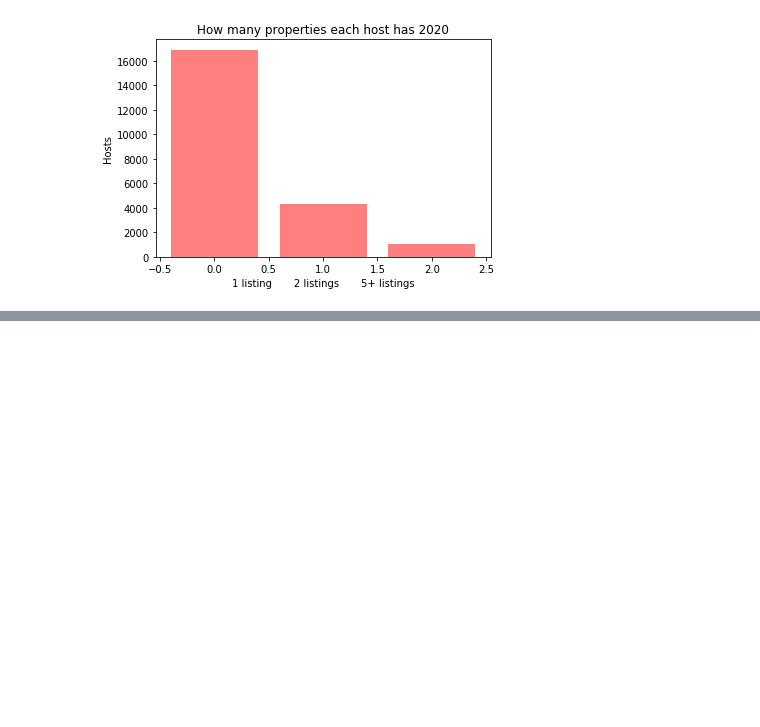
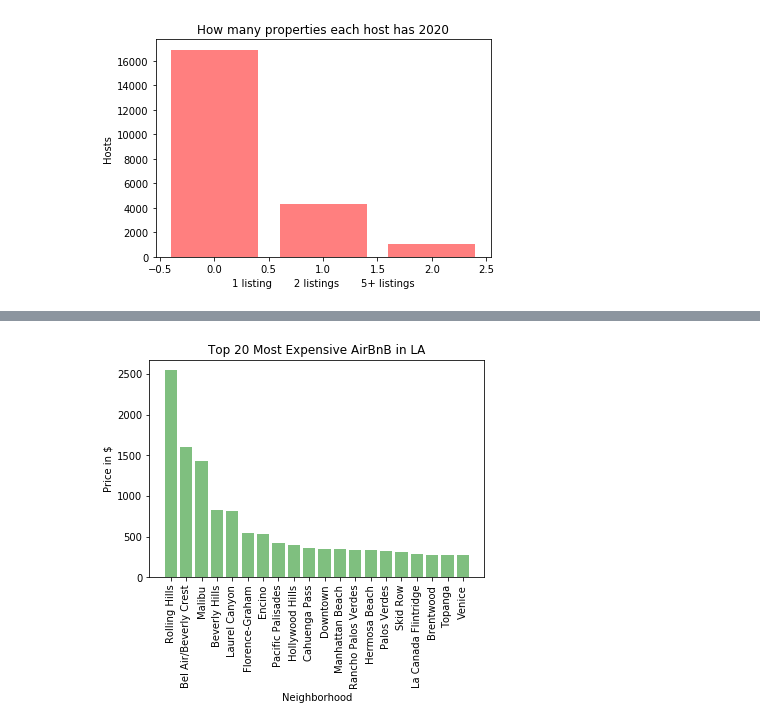
Before and after one commit to DerekTeed/project1_data, a Jupyter notebook: airbnbPy.ipynb, the cells around one changed output, grey strips where cells are left out. Cells and saved outputs as stored; diff of their text form; code cells hidden in the pictures; blank space fills up the shorter version.

```diff
--- a/airbnbPy.ipynb
+++ b/airbnbPy.ipynb
@@ -544,0 +587,18 @@ Text(0, 0.5, 'Hosts')
+# %%
+# Nico
+#2020
+price = air_df['price'].values
+hood20 = air_df['neighbourhood']
+price_by_hood20 = pd.DataFrame({"Price" : price,
+                                     "neighbourhood" : hood20})
+hood_avg_price = price_by_hood20.groupby("neighbourhood").mean()
+hood_avg_price = hood_avg_price.sort_values("Price", ascending = False)[:20]
+hood_avg_price = hood_avg_price.reset_index()
+plt.bar(hood_avg_price["neighbourhood"], hood_avg_price["Price"], color='g', alpha=0.5, align="center")
+plt.title("Top 20 Most Expensive AirBnB in LA")
+plt.xlabel("Neighborhood")
+plt.ylabel("Price in $")
+plt.xticks(rotation = 90)
+plt.savefig("images/Top 20 Most Expensive AirBnB in LA.PNG")
+# %% [output]
+[figure, added]
```
Also changed, not shown: parts of 10 cells of this notebook, 3 other files.
